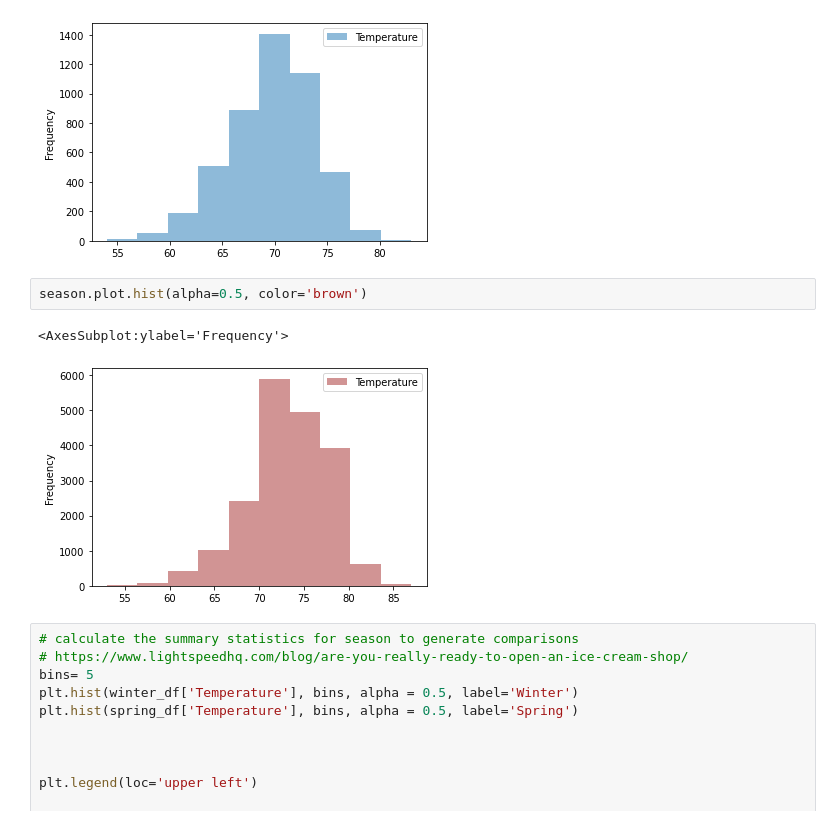
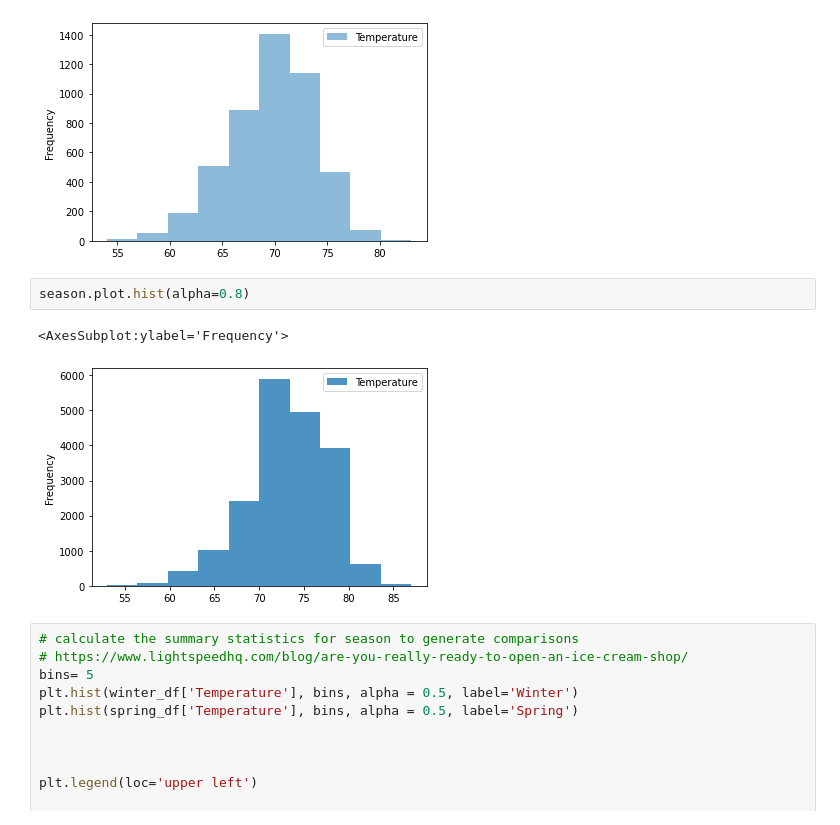
Before and after one commit to lindaperez/9_bk_Surfs-Up, a Jupyter notebook: SurfsUp_Challenge.ipynb, the cells around one changed output. Saved outputs shown, nothing was run; the diff lists cells and outputs as text.

```diff
--- a/SurfsUp_Challenge.ipynb
+++ b/SurfsUp_Challenge.ipynb
@@ -277,10 +313,10 @@ winter_df.plot.hist(alpha=0.5)
 <AxesSubplot:ylabel='Frequency'>
 [figure]
 # %%
-season.plot.hist(alpha=0.5, color='brown')
+season.plot.hist(alpha=0.8)
 # %% [output]
 <AxesSubplot:ylabel='Frequency'>
-[figure, old version]
+[figure, new version]
 # %%
 # calculate the summary statistics for season to generate comparisons
 # https://www.lightspeedhq.com/blog/are-you-really-ready-to-open-an-ice-cream-shop/
```
Also changed, not shown: parts of 15 cells of this notebook, 5 other files.
